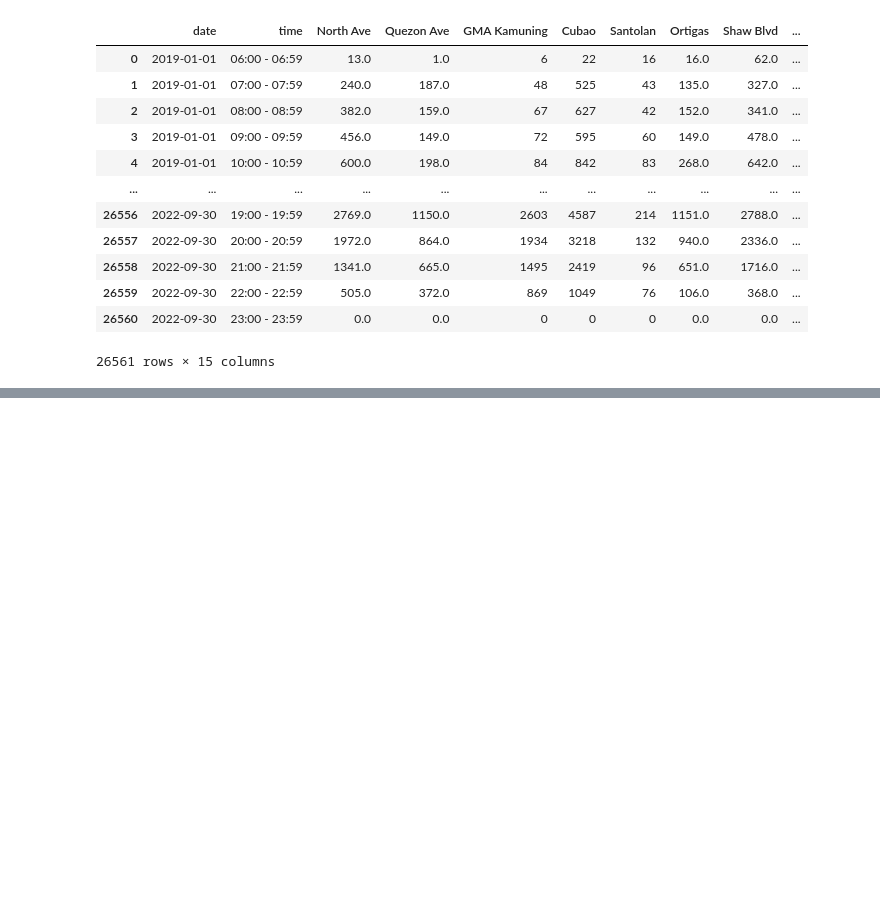
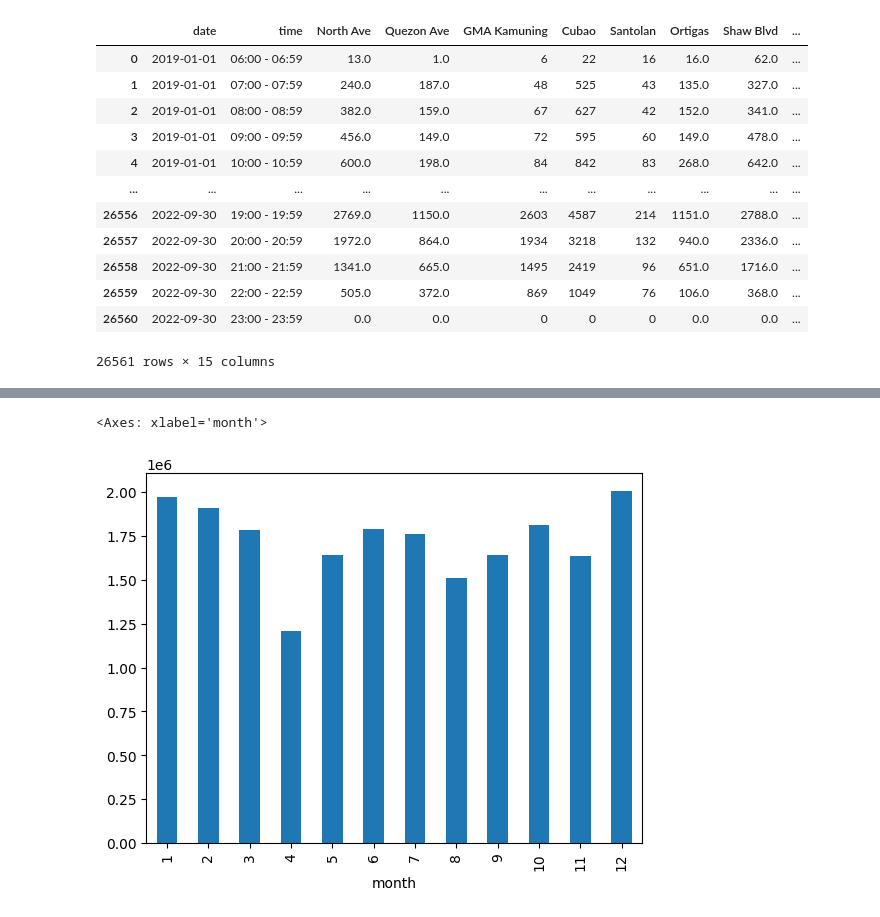
Before and after one commit to RuizLorenzoChavez/project-metro, a Jupyter notebook: time-series.ipynb, the cells around one changed output, grey strips where cells are left out. Drawn from its saved outputs; the diff is of its cells as text; code cells hidden in the pictures; blank space fills up the shorter version.

```diff
--- a/time-series.ipynb
+++ b/time-series.ipynb
@@ -83,0 +93,5 @@ https://www.youtube.com/playlist?list=PL3N9eeOlCrP5cK0QRQxeJd6GrQvhAtpBK
+# %%
+mrt_entry_df.groupby("month")[stations].sum().mean(axis=1).plot(kind="bar")
+# %% [output]
+<Axes: xlabel='month'>
+[figure, added]
```
Also changed, not shown: parts of 8 cells of this notebook.
